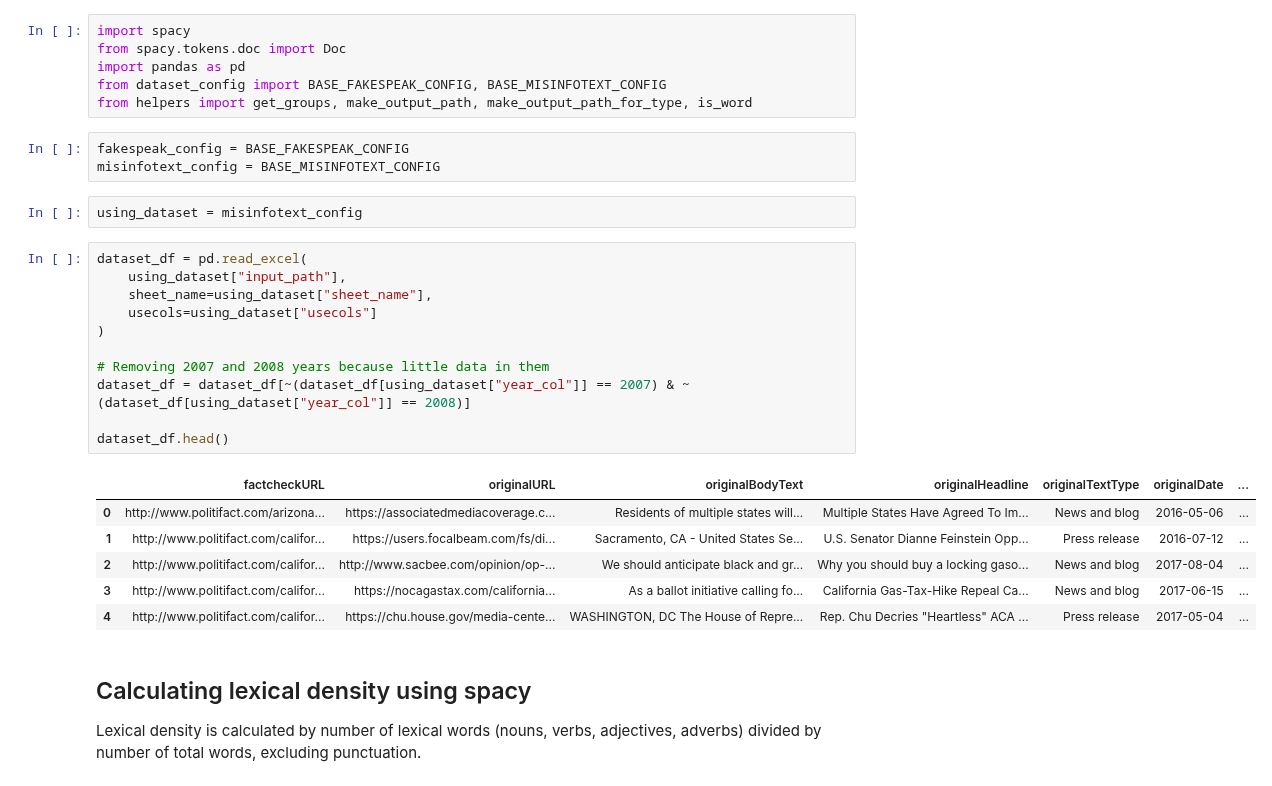
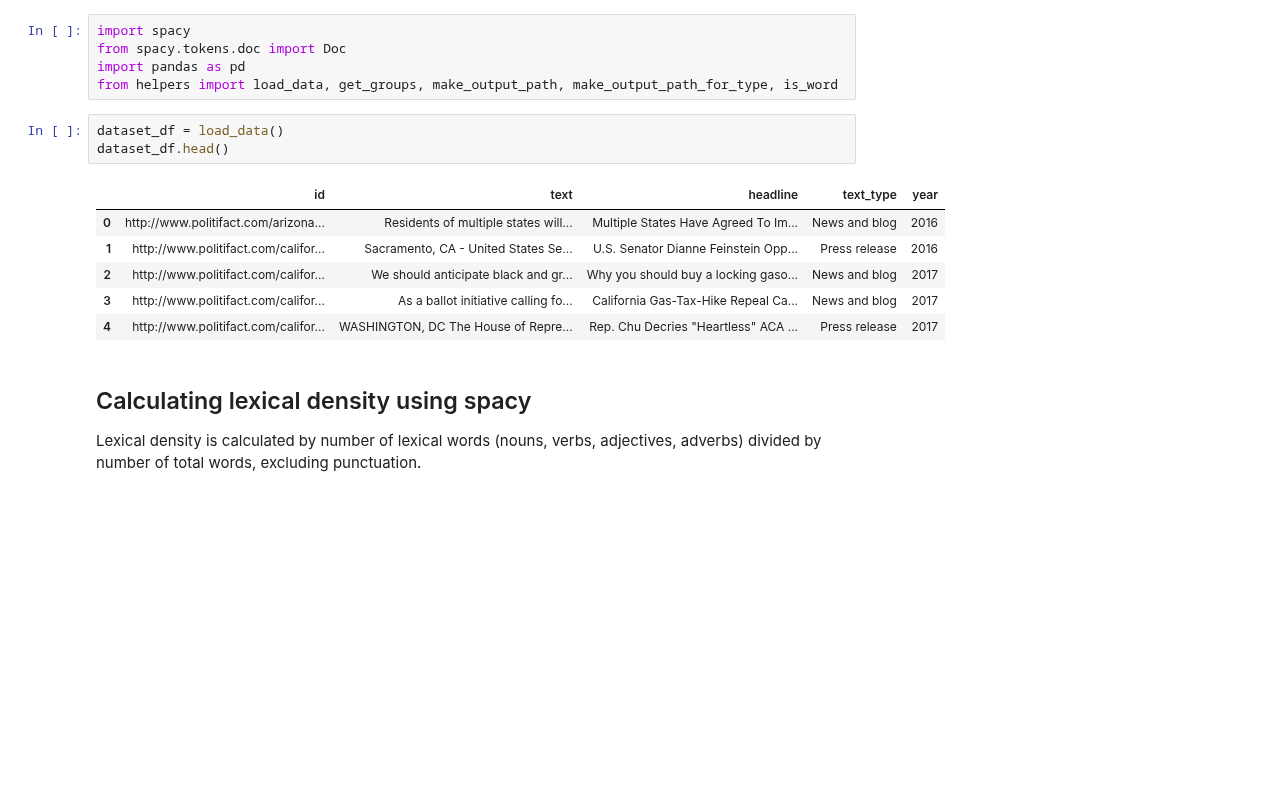
Before and after one commit to sfu-discourse-lab/fake_news_over_time, a Jupyter notebook: lexical_density_analysis.ipynb, the cells around one changed output. Drawn from its saved outputs; the diff is of its cells as text; blank space fills up the shorter version.

Commit message:
Update lexical density to output analysis to one file

```diff
--- a/lexical_density.ipynb
+++ b/lexical_density_analysis.ipynb
@@ -2,31 +2,17 @@
 import spacy
 from spacy.tokens.doc import Doc
 import pandas as pd
-from dataset_config import BASE_FAKESPEAK_CONFIG, BASE_MISINFOTEXT_CONFIG
-from helpers import get_groups, make_output_path, make_output_path_for_type, is_word
+from helpers import load_data, get_groups, make_output_path, make_output_path_for_type, is_word
-# %%
-fakespeak_config = BASE_FAKESPEAK_CONFIG
-misinfotext_config = BASE_MISINFOTEXT_CONFIG
-# %%
-using_dataset = misinfotext_config
 # %%
-dataset_df = pd.read_excel(
-    using_dataset["input_path"],
-    sheet_name=using_dataset["sheet_name"],
-    usecols=using_dataset["usecols"]
-)
-
-# Removing 2007 and 2008 years because little data in them
-dataset_df = dataset_df[~(dataset_df[using_dataset["year_col"]] == 2007) & ~(dataset_df[using_dataset["year_col"]] == 2008)]
-
+dataset_df = load_data()
 dataset_df.head()
 # %% [output]
-|  | factcheckURL | originalURL | originalBodyText | originalHeadline | originalTextType | originalDate | ... |
-| 0 | http://www.politifact.com/arizona... | https://associatedmediacoverage.c... | Residents of multiple states will... | Multiple States Have Agreed To Im... | News and blog | 2016-05-06 | ... |
-| 1 | http://www.politifact.com/califor... | https://users.focalbeam.com/fs/di... | Sacramento, CA - United States Se... | U.S. Senator Dianne Feinstein Opp... | Press release | 2016-07-12 | ... |
-| 2 | http://www.politifact.com/califor... | http://www.sacbee.com/opinion/op-... | We should anticipate black and gr... | Why you should buy a locking gaso... | News and blog | 2017-08-04 | ... |
-| 3 | http://www.politifact.com/califor... | https://nocagastax.com/california... | As a ballot initiative calling fo... | California Gas-Tax-Hike Repeal Ca... | News and blog | 2017-06-15 | ... |
-| 4 | http://www.politifact.com/califor... | https://chu.house.gov/media-cente... | WASHINGTON, DC The House of Repre... | Rep. Chu Decries "Heartless" ACA ... | Press release | 2017-05-04 | ... |
+|  | id | text | headline | text_type | year |
+| 0 | http://www.politifact.com/arizona... | Residents of multiple states will... | Multiple States Have Agreed To Im... | News and blog | 2016 |
+| 1 | http://www.politifact.com/califor... | Sacramento, CA - United States Se... | U.S. Senator Dianne Feinstein Opp... | Press release | 2016 |
+| 2 | http://www.politifact.com/califor... | We should anticipate black and gr... | Why you should buy a locking gaso... | News and blog | 2017 |
+| 3 | http://www.politifact.com/califor... | As a ballot initiative calling fo... | California Gas-Tax-Hike Repeal Ca... | News and blog | 2017 |
+| 4 | http://www.politifact.com/califor... | WASHINGTON, DC The House of Repre... | Rep. Chu Decries "Heartless" ACA ... | Press release | 2017 |
 # %% [markdown]
 ## Calculating lexical density using spacy
 
```
Also changed, not shown: parts of 7 cells of this notebook, 8 other files.
